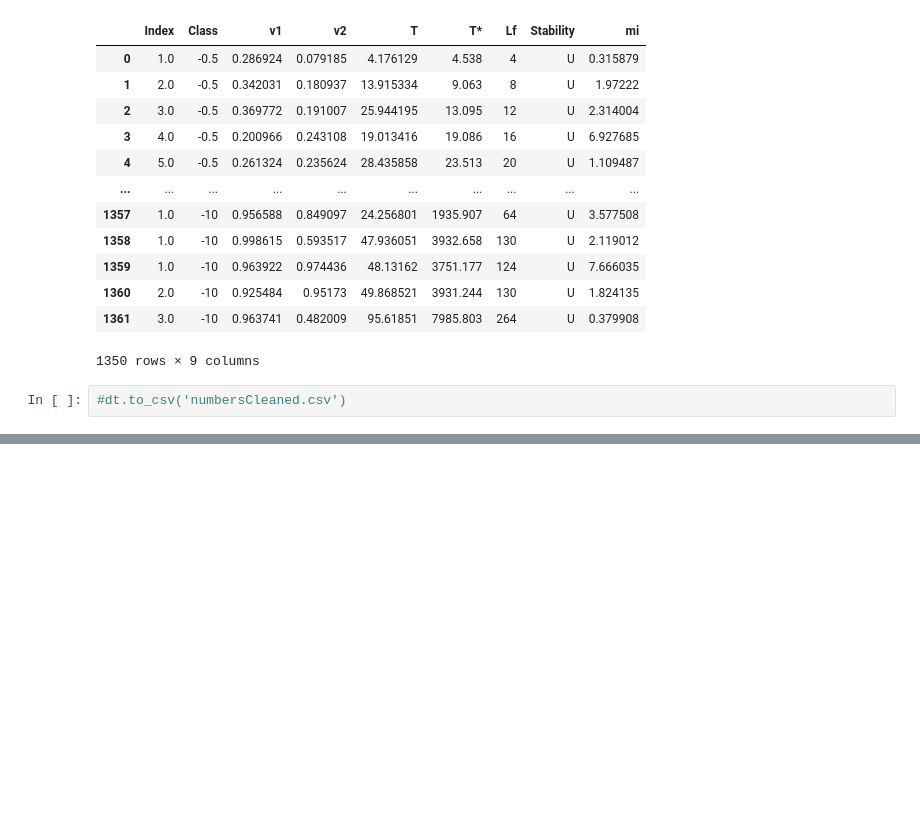
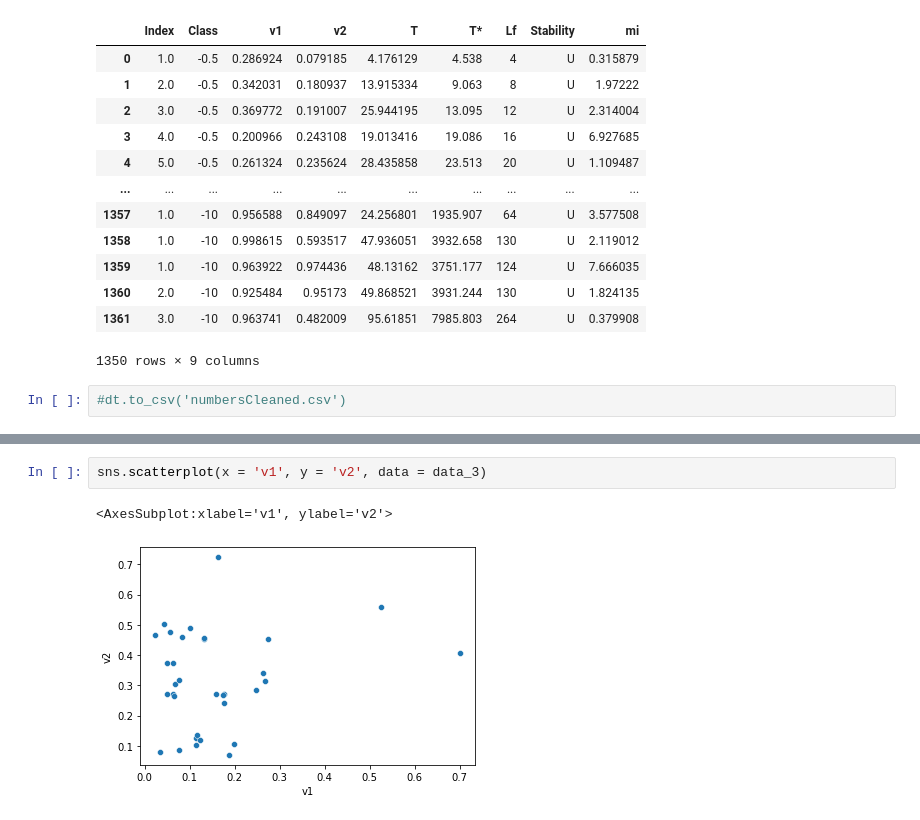
Before and after one commit to trsavi/Three-body-orbits-correlations, a Jupyter notebook: Ciscenje.ipynb, the cells around one changed output, grey strips where cells are left out. Cells and saved outputs as stored; diff of their text form; blank space fills up the shorter version.

```diff
--- a/Ciscenje.ipynb
+++ b/Ciscenje.ipynb
@@ -210,0 +251,5 @@ dt
+# %%
+sns.scatterplot(x = 'v1', y = 'v2', data = data_3)
+# %% [output]
+<AxesSubplot:xlabel='v1', ylabel='v2'>
+[figure, added]
```
Also changed, not shown: parts of 6 cells of this notebook, 4 other files.
